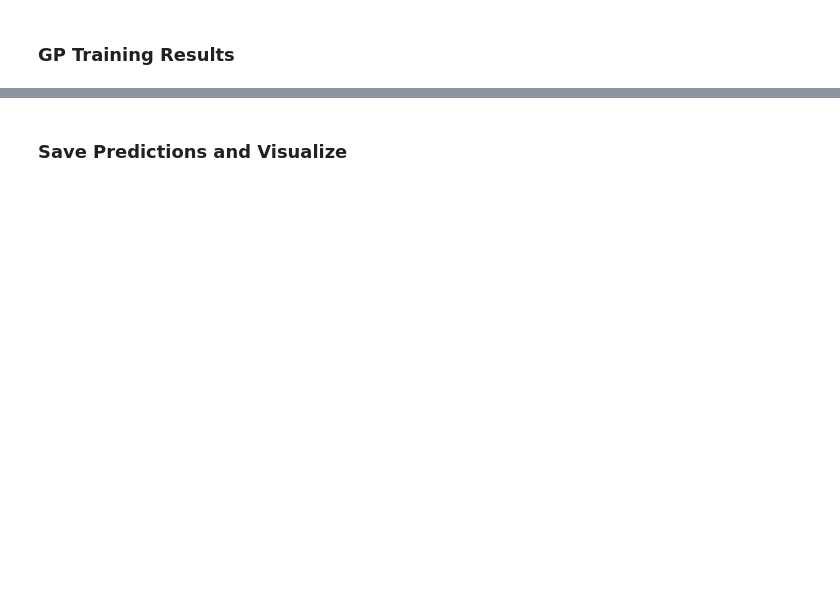
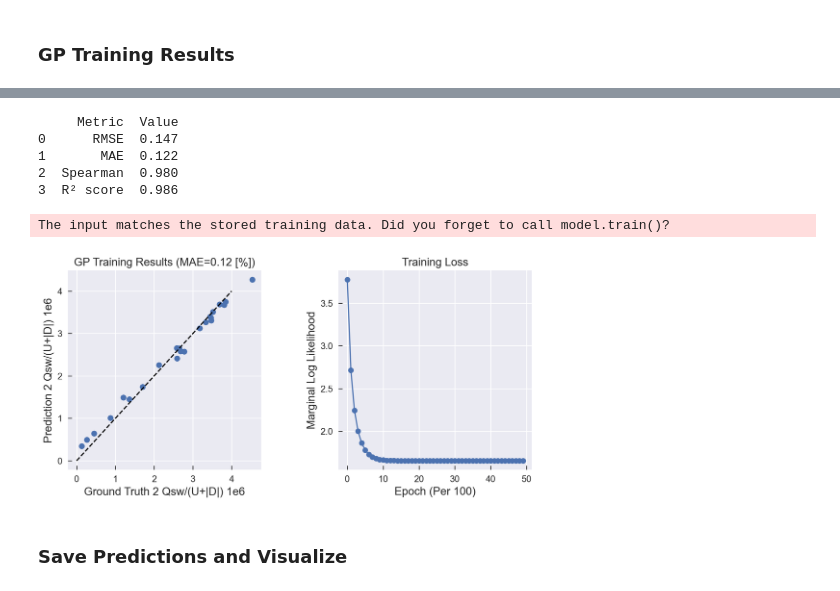
Before and after one commit to vtjong/Bayesian-Optimization-Ferroelectrics, a Jupyter notebook: src/ferro-gp guineapig.ipynb, the cells around one changed output, grey strips where cells are left out. Saved outputs shown, nothing was run; the diff lists cells and outputs as text; code cells hidden in the pictures; blank space fills up the shorter version.

```diff
--- a/src/ferro-gp guineapig.ipynb
+++ b/src/ferro-gp guineapig.ipynb
@@ -45,30 +45,27 @@ def display_data(fe_data):
     fig.update_layout(margin=dict(r=20, l=10, b=10, t=10))
     fig.update_layout(height=1000)
     fig.show()
+# %%
+# define scaler and inverse scaling
+from sklearn.preprocessing import MinMaxScaler
+scaler =  MinMaxScaler()
+
+def un_norm_all(train_x, test_grid):
+    return scaler.inverse_transform(train_x), scaler.inverse_transform(test_grid)
 # %%
-# get training set from dataframe
 def datasetmaker(fe_data):
     """
     [datasetmaker(fe_data)] filters and transforms the data in pandas df [fe_data]
     into two tensors, [train_x] for input and [train_y] for output tensors.
     """
-    # define standardizer
-    norm_arr = lambda arr, min, max: (arr - min)/(max - min)
-
     # filter training data
     energy_den = fe_data['Energy density new cone (J/cm^2)'].values
     time = fe_data['Time (ms)'].values
     train_x = torch.Tensor(np.array([time, energy_den])).T
     train_y = torch.Tensor(fe_data['2 Qsw/(U+|D|) 1e6cycles'].values)
 
-    # standardizer inputs; x_min, x_max are min/max per column (parameter) of x
-    x_min, _ = torch.min(train_x, dim=0)
-    x_max, _ = torch.max(train_x, dim=0)
-    train_x = norm_arr(train_x, x_min, x_max)
+    # scale inputs
+    scaler.fit(train_x)
+    train_x = torch.Tensor(scaler.transform(train_x))
 
-    # standardizer outputs
-    y_sd_mean = torch.std_mean(train_y, axis=0)
-    # train_y = norm_arr(train_y, y_sd_mean[1], y_sd_mean[0])
-
-    # return x_sd_mean, y_sd_mean, train_x, train_y
-    return x_min, x_max, train_x, train_y
+    return train_x, train_y
@@ -107,7 +95,7 @@ display_data(fe_data)
 # %%
 # make training data, maintain params to de-normalize
 # x_sd_mean, y_sd_mean, train_x, train_y = datasetmaker(fe_data)
-x_min, x_max, train_x, train_y = datasetmaker(fe_data)
+train_x, train_y = datasetmaker(fe_data)
 # %% [markdown]
 ### Grid/Parameter Space
 # %%
@@ -376,3 +360,17 @@ The input matches the stored training data. Did you forget to call model.train()
+# %%
+round_three = lambda val: np.round(val, 3)
+y_preds = likelihood(model(train_x))
+with torch.no_grad(): y_preds_mean = y_preds.mean.numpy()
+prettyplot()
+plot_gp_res(train_y, y_preds_mean, loss_lst)
+# %% [output]
+     Metric  Value
+0      RMSE  0.147
+1       MAE  0.122
+2  Spearman  0.980
+3  R² score  0.986
+The input matches the stored training data. Did you forget to call model.train()?
+[figure, added]
 # %%
 # acquisition function for prediction/exploration
 def get_bounds(n): return [n for i in range(config.dim)]
```
Also changed, not shown: parts of 27 cells of this notebook, 3 other files.
